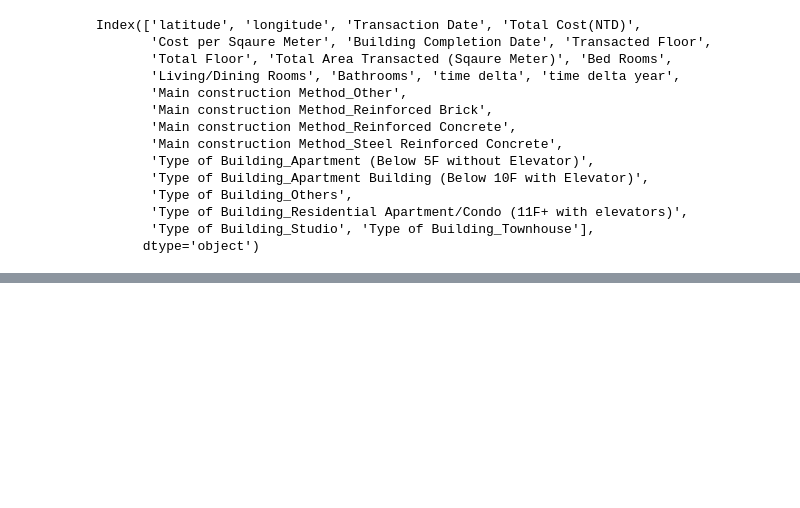
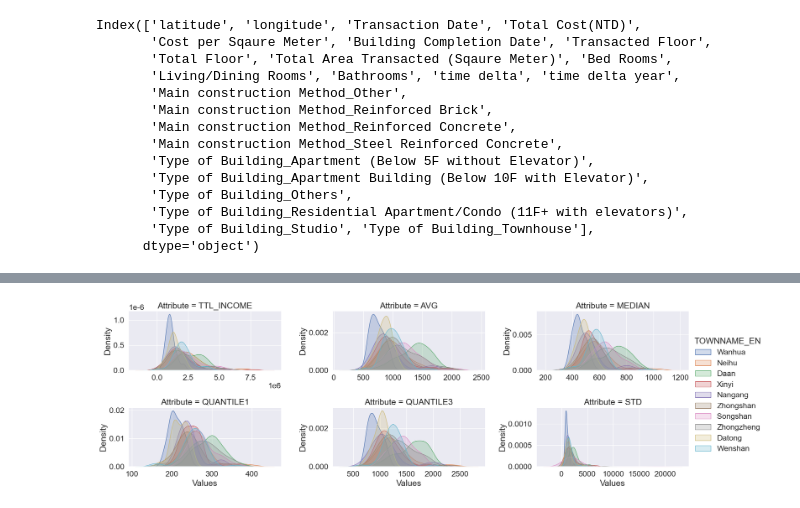
Before and after one commit to Eric-Miao/2022Fall-CIVENG263N-FinalProj, a Jupyter notebook: final_proj_Eric.ipynb, the cells around one changed output, grey strips where cells are left out. Saved outputs shown, nothing was run; the diff lists cells and outputs as text; code cells hidden in the pictures; blank space fills up the shorter version.

```diff
--- a/final_proj_Eric.ipynb
+++ b/final_proj_Eric.ipynb
@@ -709,0 +754,10 @@ intercept: 250998.46136114505
+# %%
+dfTemp = dfIncome.set_index('TOWNNAME_EN')
+dfTemp = dfTemp[['TTL_INCOME', 'AVG', 'MEDIAN',
+       'QUANTILE1', 'QUANTILE3', 'STD']]
+dfTemp = dfTemp.stack()
+dfTemp = dfTemp.reset_index()
+dfTemp = dfTemp.rename(
+    columns={"level_1": "Attribute", 0: "Values"}
+)
+dfTemp.head()
@@ -709,0 +771,17 @@ intercept: 250998.46136114505
+# %%
+import seaborn as sns
+sns.set(font_scale=1.5)
+# Setup the facets
+facets = sns.FacetGrid(
+    data=dfTemp,
+    col="Attribute",
+    hue="TOWNNAME_EN",
+    sharey=False,
+    sharex=False,
+    aspect=2,
+    col_wrap=3,
+)
+# Build the plot from `sns.kdeplot`
+_ = facets.map(sns.kdeplot, "Values", shade=True).add_legend()
+# %% [output]
+[figure, added]
```
Also changed, not shown: parts of 23 cells of this notebook, 54 other files.
